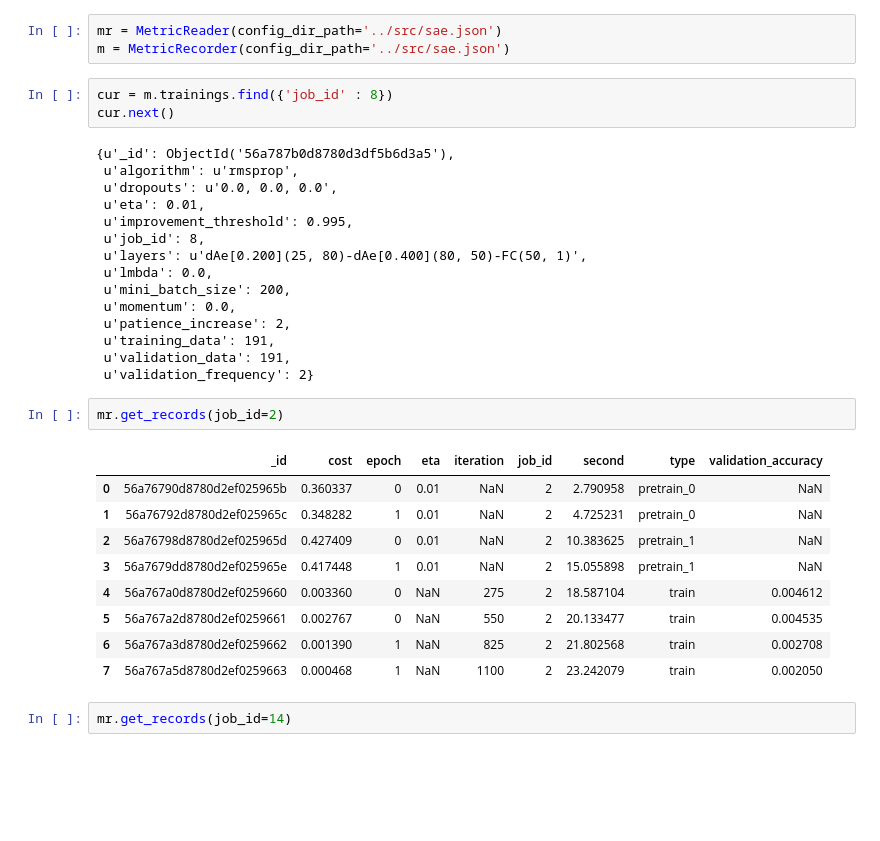
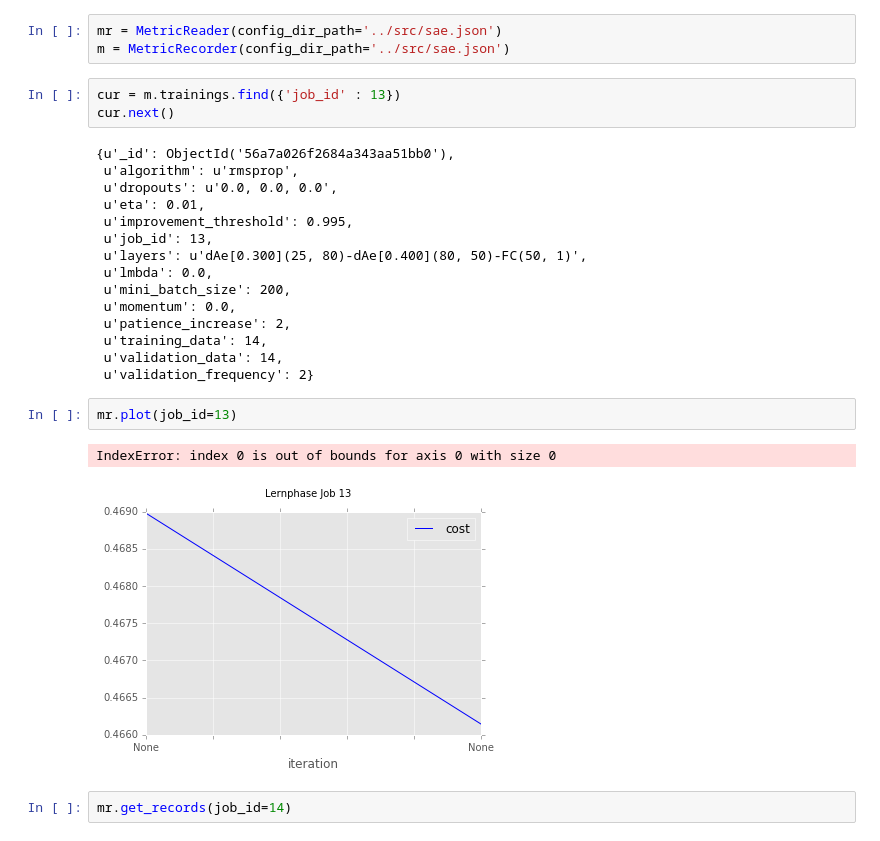
Before and after one commit to codingluke/ba-thesis-code, a Jupyter notebook: notebooks/metric_test.ipynb, the cells around one changed output. Cells and saved outputs as stored; diff of their text form; blank space fills up the shorter version.

```diff
--- a/notebooks/metric_test.ipynb
+++ b/notebooks/metric_test.ipynb
@@ -13,35 +13,28 @@ import matplotlib.patches as mpatches
 mr = MetricReader(config_dir_path='../src/sae.json')
 m = MetricRecorder(config_dir_path='../src/sae.json')
 # %%
-cur = m.trainings.find({'job_id' : 8})
+cur = m.trainings.find({'job_id' : 13})
 cur.next()
 # %% [output]
-{u'_id': ObjectId('56a787b0d8780d3df5b6d3a5'),
+{u'_id': ObjectId('56a7a026f2684a343aa51bb0'),
  u'algorithm': u'rmsprop',
  u'dropouts': u'0.0, 0.0, 0.0',
  u'eta': 0.01,
  u'improvement_threshold': 0.995,
- u'job_id': 8,
- u'layers': u'dAe[0.200](25, 80)-dAe[0.400](80, 50)-FC(50, 1)',
+ u'job_id': 13,
+ u'layers': u'dAe[0.300](25, 80)-dAe[0.400](80, 50)-FC(50, 1)',
  u'lmbda': 0.0,
  u'mini_batch_size': 200,
  u'momentum': 0.0,
  u'patience_increase': 2,
- u'training_data': 191,
- u'validation_data': 191,
+ u'training_data': 14,
+ u'validation_data': 14,
  u'validation_frequency': 2}
 # %%
-mr.get_records(job_id=2)
+mr.plot(job_id=13)
 # %% [output]
-|  | _id | cost | epoch | eta | iteration | job_id | second | type | validation_accuracy |
-| 0 | 56a76790d8780d2ef025965b | 0.360337 | 0 | 0.01 | NaN | 2 | 2.790958 | pretrain_0 | NaN |
-| 1 | 56a76792d8780d2ef025965c | 0.348282 | 1 | 0.01 | NaN | 2 | 4.725231 | pretrain_0 | NaN |
-| 2 | 56a76798d8780d2ef025965d | 0.427409 | 0 | 0.01 | NaN | 2 | 10.383625 | pretrain_1 | NaN |
-| 3 | 56a7679dd8780d2ef025965e | 0.417448 | 1 | 0.01 | NaN | 2 | 15.055898 | pretrain_1 | NaN |
-| 4 | 56a767a0d8780d2ef0259660 | 0.003360 | 0 | NaN | 275 | 2 | 18.587104 | train | 0.004612 |
-| 5 | 56a767a2d8780d2ef0259661 | 0.002767 | 0 | NaN | 550 | 2 | 20.133477 | train | 0.004535 |
-| 6 | 56a767a3d8780d2ef0259662 | 0.001390 | 1 | NaN | 825 | 2 | 21.802568 | train | 0.002708 |
-| 7 | 56a767a5d8780d2ef0259663 | 0.000468 | 1 | NaN | 1100 | 2 | 23.242079 | train | 0.002050 |
+IndexError: index 0 is out of bounds for axis 0 with size 0
+[figure, added]
 # %%
 mr.get_records(job_id=14)
 # %% [output]
```
Also changed, not shown: 7 other files.
